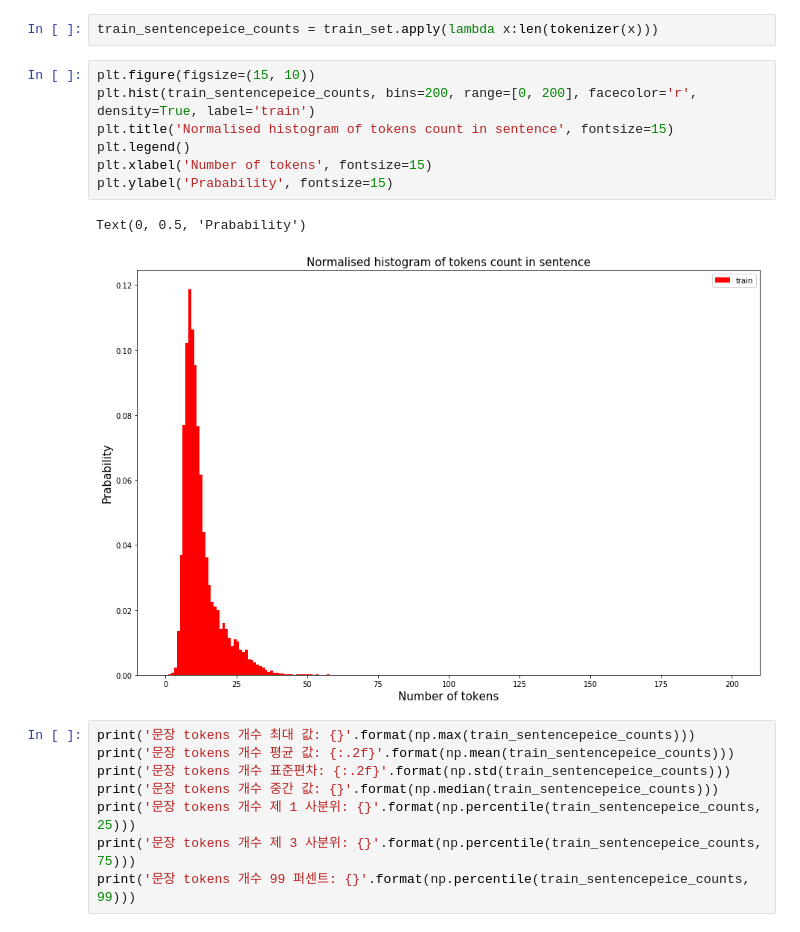
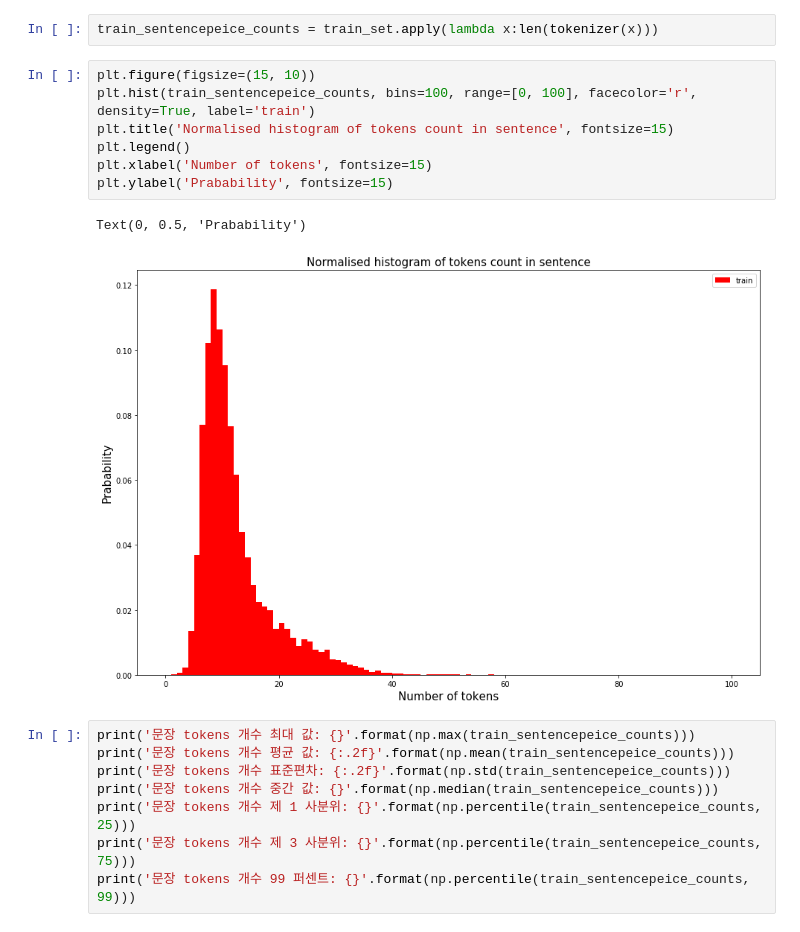
Before and after one commit to NLP-kr/tensorflow-ml-nlp-tf2, a Jupyter notebook: 7.PRETRAIN_METHOD/7.2.STS_EDA.ipynb, the cells around one changed output. Cells and saved outputs as stored; diff of their text form.

```diff
--- a/7.PRETRAIN_METHOD/7.2.STS_EDA.ipynb
+++ b/7.PRETRAIN_METHOD/7.2.STS_EDA.ipynb
@@ -324,14 +324,14 @@ tokenizer = SentencepieceTokenizer(TOKENIZER_PATH)
 train_sentencepeice_counts = train_set.apply(lambda x:len(tokenizer(x)))
 # %%
 plt.figure(figsize=(15, 10))
-plt.hist(train_sentencepeice_counts, bins=200, range=[0, 200], facecolor='r', density=True, label='train')
+plt.hist(train_sentencepeice_counts, bins=100, range=[0, 100], facecolor='r', density=True, label='train')
 plt.title('Normalised histogram of tokens count in sentence', fontsize=15)
 plt.legend()
 plt.xlabel('Number of tokens', fontsize=15)
 plt.ylabel('Prabability', fontsize=15)
 # %% [output]
 Text(0, 0.5, 'Prabability')
-[figure, old version]
+[figure, new version]
 # %%
 print('문장 tokens 개수 최대 값: {}'.format(np.max(train_sentencepeice_counts)))
 print('문장 tokens 개수 평균 값: {:.2f}'.format(np.mean(train_sentencepeice_counts)))
```
Also changed, not shown: parts of 5 cells of this notebook, 2 other files.
